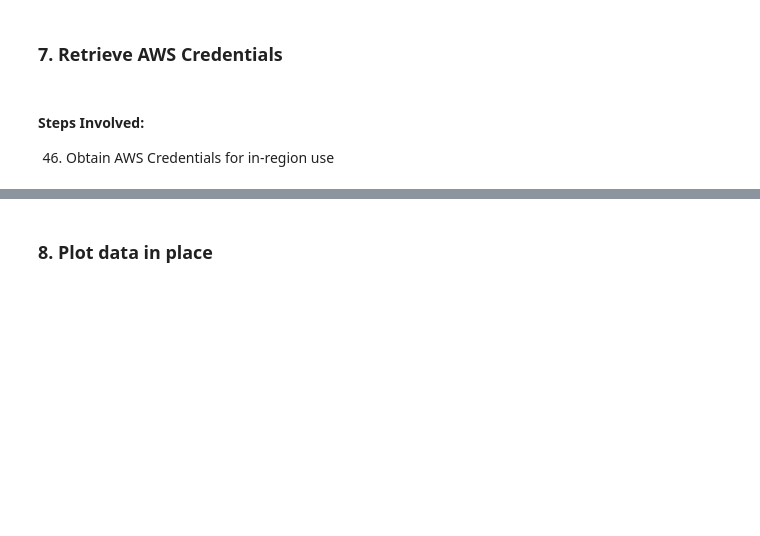
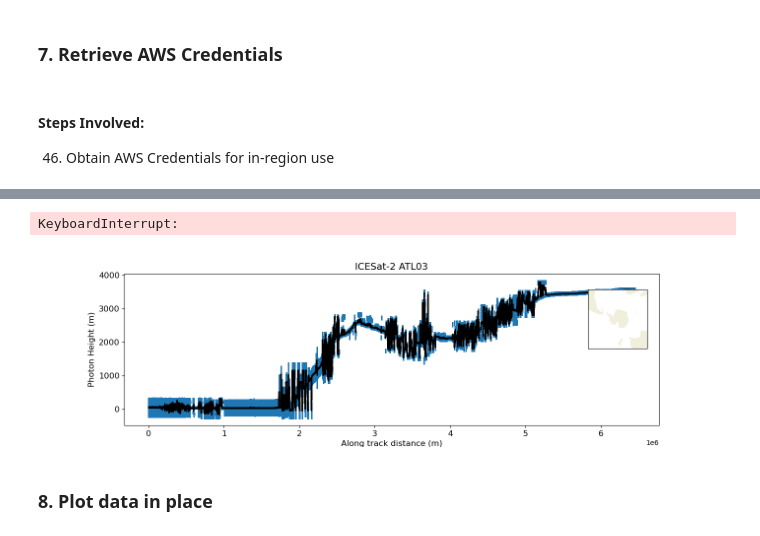
Before and after one commit to asteiker/time-to-science-KPI, a Jupyter notebook: Minimize time to science KPI.ipynb, the cells around one changed output, grey strips where cells are left out. Cells and saved outputs as stored; diff of their text form; code cells hidden in the pictures; blank space fills up the shorter version.

```diff
--- a/Minimize time to science KPI.ipynb
+++ b/Minimize time to science KPI.ipynb
@@ -1088,0 +1236,24 @@ print (wall_time, "seconds wall time")
+# %%
+%matplotlib widget
+
+fig, ax = plt.subplots(figsize=(14, 4))
+
+gt1r.height.plot(ax=ax, ls='', marker='o', ms=1)
+gt1r.height.rolling(x=1000, min_periods=500, center=True).mean().plot(ax=ax, c='k', lw=2)
+ax.set_xlabel('Along track distance (m)', fontsize=12);
+ax.set_ylabel('Photon Height (m)', fontsize=12)
+ax.set_title('ICESat-2 ATL03', fontsize=14)
+ax.tick_params(axis='both', which='major', labelsize=12)
+
+subax = fig.add_axes([0.69,0.50,0.3,0.3], projection=ccrs.SouthPolarStereo())
+subax.set_aspect('equal')
+subax.set_extent([-180., 180., -30, -90.], ccrs.PlateCarree())
+subax.add_feature(cfeature.LAND)
+subax.plot(gt1r.longitude, gt1r.latitude, transform=ccrs.PlateCarree(), lw=1);
+
+#fig.savefig('test.png')
+
+plt.show()
+# %% [output]
+KeyboardInterrupt:
+[figure, added]
```
Also changed, not shown: parts of 42 cells of this notebook.
